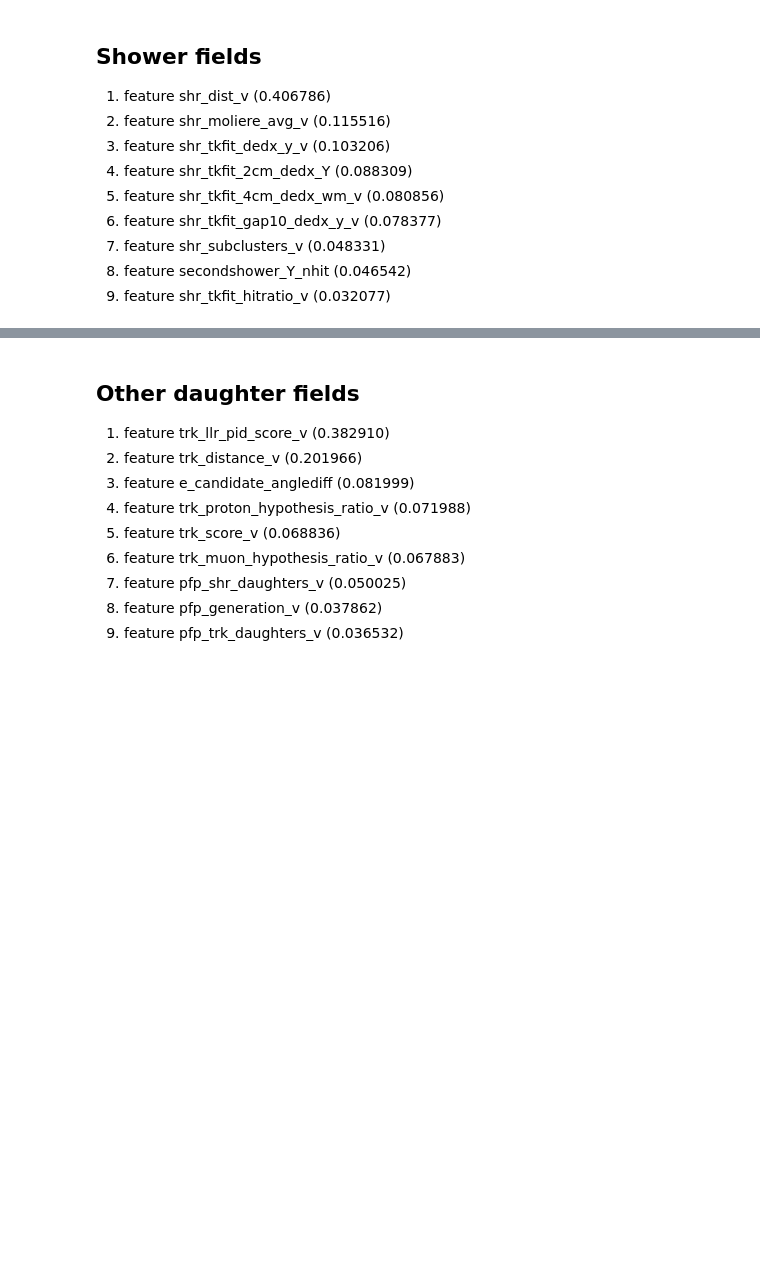
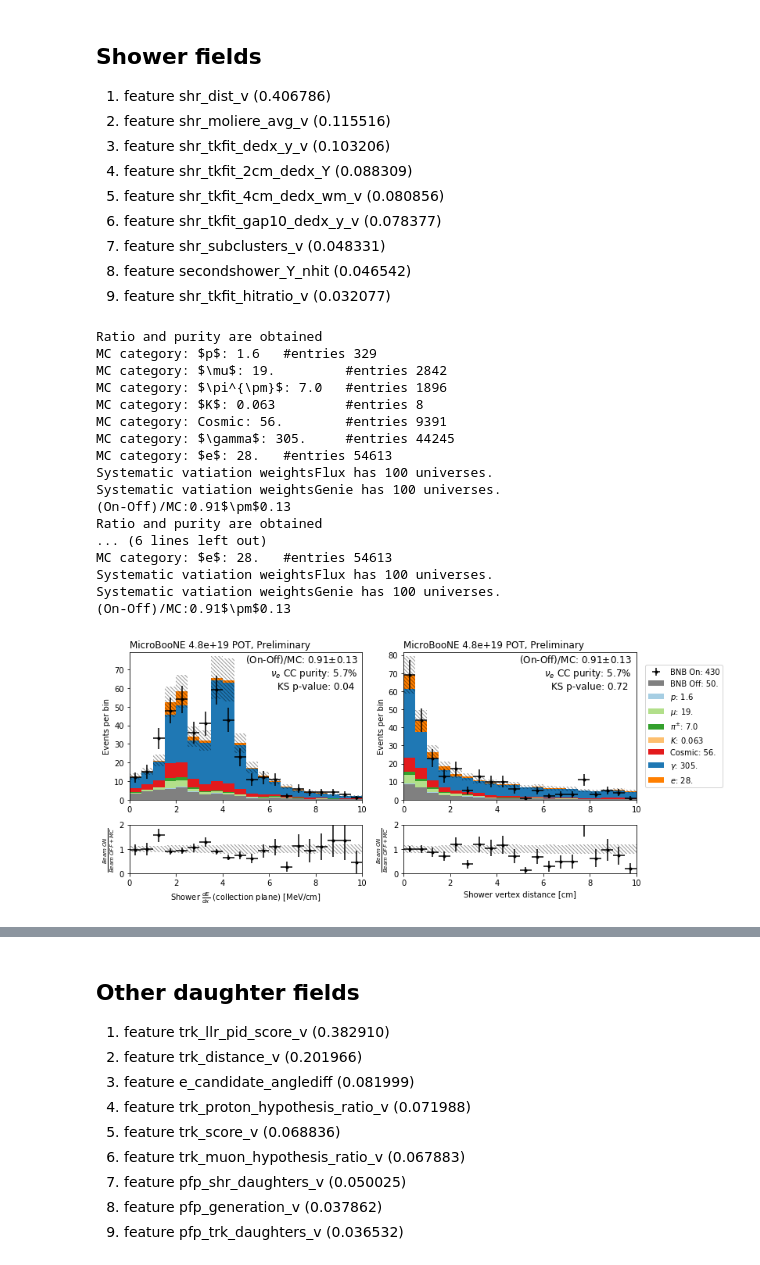
Before and after one commit to Wouter-VDP/nuecc_python, a Jupyter notebook: NuePlots_datamc.ipynb, the cells around one changed output, grey strips where cells are left out. Saved outputs shown, nothing was run; the diff lists cells and outputs as text; code cells hidden in the pictures; blank space fills up the shorter version.

```diff
--- a/NuePlots_datamc.ipynb
+++ b/NuePlots_datamc.ipynb
@@ -393,8 +456,9 @@ ratio, purity, ks_p, bin_dict = plotter.plot_panel_data_mc(
     x_min=0,
     x_max=10,
     legend=False,
+    title_str=title_str,
     query="e_candidate>0 & preselect",
-    title_str=title_str,
+
     kind="pdg",
 )
 ax[0][0].text(
@@ -405,38 +469,56 @@ ax[0][0].text(
     + r"$\nu_e$"
     + " CC purity: {0:<3.1%}\nKS p-value: {1:<5.2f}".format(purity[0], ks_p),
     horizontalalignment="right",
-    fontsize=12,
+    fontsize='medium'
 )
 
 
 ratio, purity, ks_p, bin_dict = plotter.plot_panel_data_mc(
     ax.T[1],
     "shr_dist_v",
     "Shower vertex distance [cm]",
     N_bins=20,
     x_min=0,
     x_max=10,
     legend=True,
+    title_str=title_str,
     query="e_candidate>0 & preselect",
-    title_str=title_str,
+
     kind="pdg",
 )
 ax[0][1].text(
     ax[0][1].get_xlim()[1] * 0.98,
     ax[0][1].get_ylim()[1] * 0.75,
     r"(On-Off)/MC: {:.2f}$\pm${:.2f}".format(ratio[0], ratio[2])
     + "\n"
     + r"$\nu_e$"
     + " CC purity: {0:<3.1%}\nKS p-value: {1:<5.2f}".format(purity[0], ks_p),
     horizontalalignment="right",
-    fontsize=12,
+    fontsize='medium'
 )
-
-[x.set_title("", loc="left") for x in ax[0]]
 [x.set_ylim(0.0, 2) for x in ax[1]]
 
 fig.tight_layout()
 fig.savefig(output_dir + "e_cand_neutrino_sideband.pdf", bbox_inches="tight")
+# %% [output]
+Ratio and purity are obtained
+MC category: $p$: 1.6   #entries 329
+MC category: $\mu$: 19.         #entries 2842
+MC category: $\pi^{\pm}$: 7.0   #entries 1896
+MC category: $K$: 0.063         #entries 8
+MC category: Cosmic: 56.        #entries 9391
+MC category: $\gamma$: 305.     #entries 44245
+MC category: $e$: 28.   #entries 54613
+Systematic vatiation weightsFlux has 100 universes.
+Systematic vatiation weightsGenie has 100 universes.
+(On-Off)/MC:0.91$\pm$0.13
+Ratio and purity are obtained
+... (6 lines left out)
+MC category: $e$: 28.   #entries 54613
+Systematic vatiation weightsFlux has 100 universes.
+Systematic vatiation weightsGenie has 100 universes.
+(On-Off)/MC:0.91$\pm$0.13
+[figure, added]
 # %%
 fig, ax = plt.subplots(
     ncols=3,
```
Also changed, not shown: parts of 21 cells of this notebook, 19 other files.
